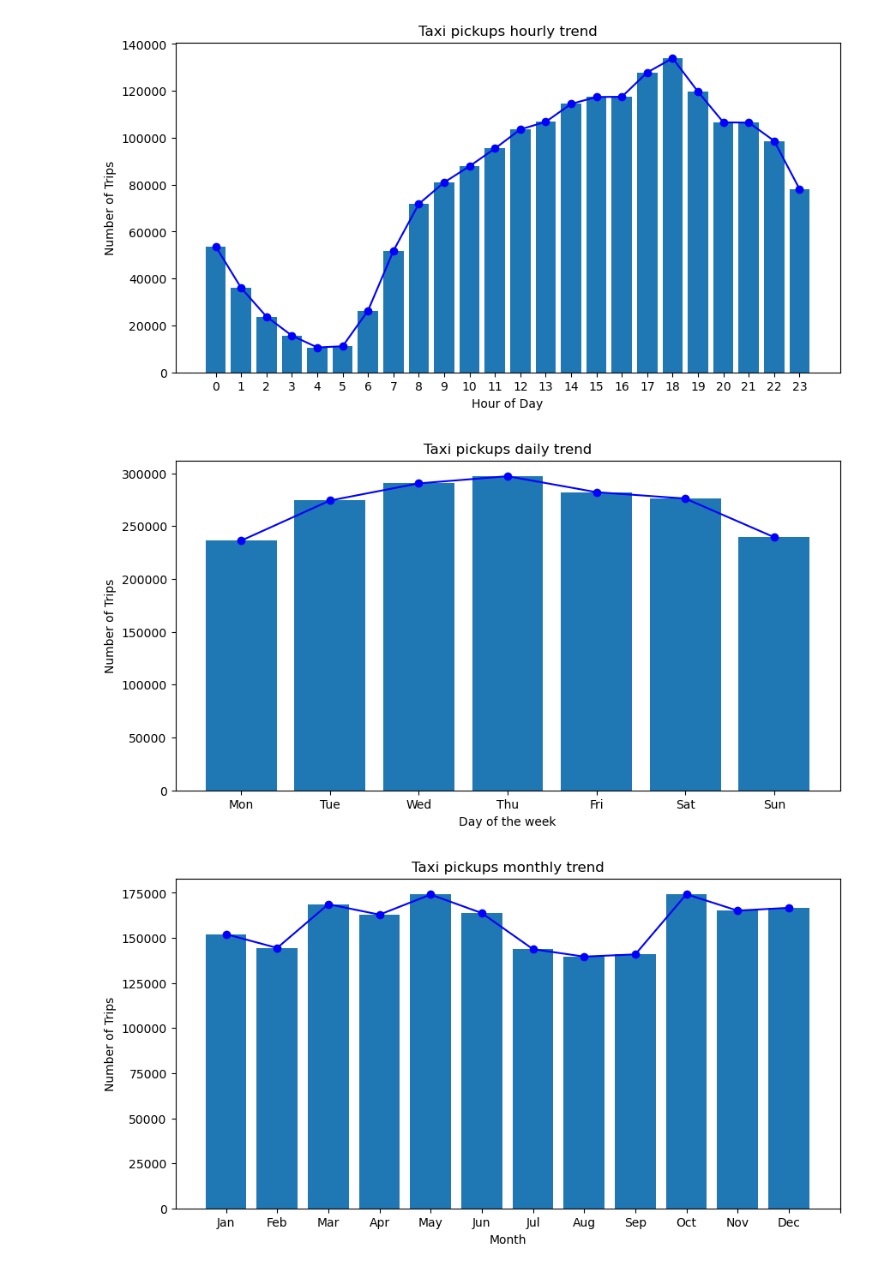
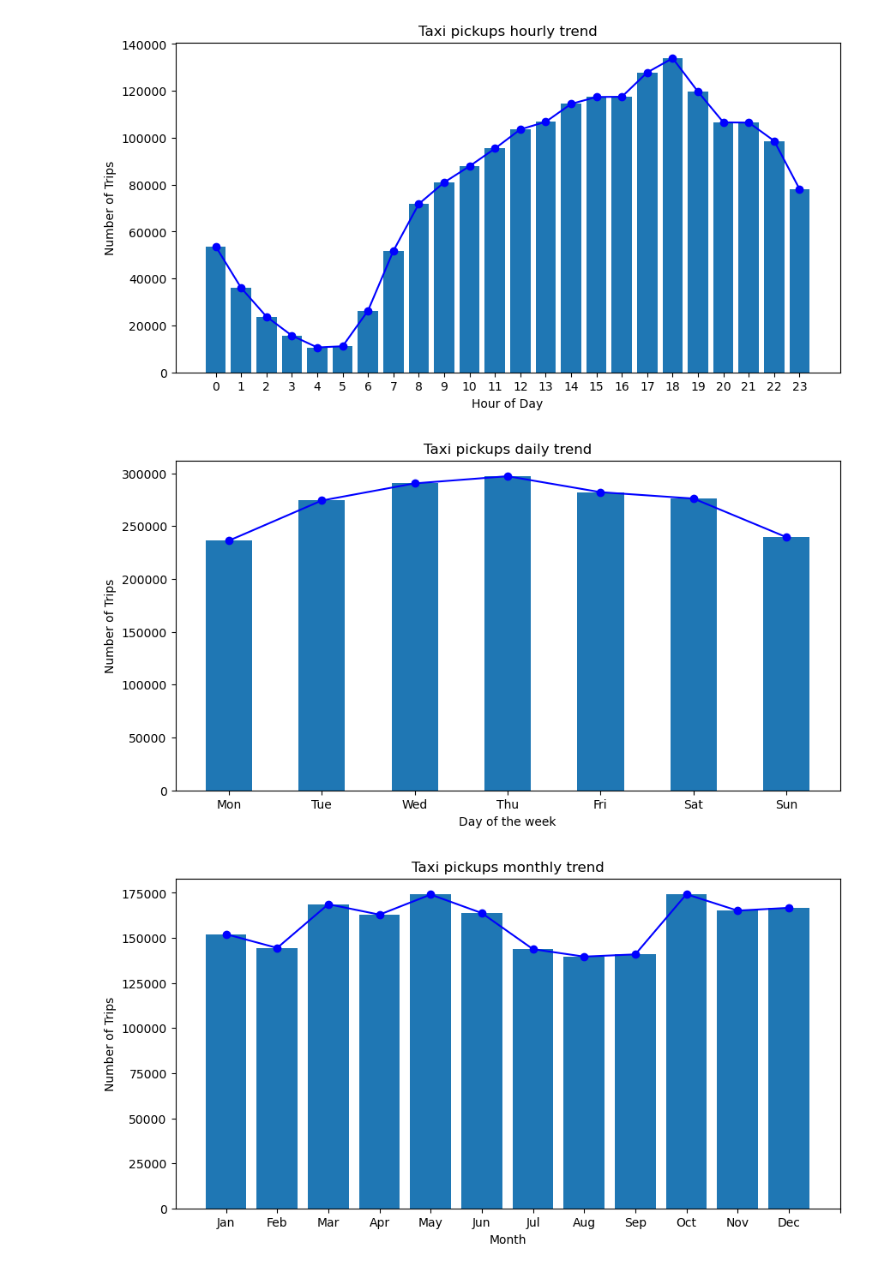
Before and after one commit to mpyar/eda_nyc_taxi, a Jupyter notebook: Analysis/EDA_Assg_NYC_Taxi_Starter.ipynb, the cells around one changed output. Cells and saved outputs as stored; diff of their text form; code cells hidden in the pictures.

Commit message:
Trying my best to fisish it

```diff
--- a/Analysis/EDA_Assg_NYC_Taxi_Starter.ipynb
+++ b/Analysis/EDA_Assg_NYC_Taxi_Starter.ipynb
@@ -400,0 +377,13 @@ Did you notice something different in the `RatecodeID` column for above records?
+# %%
+# Find which columns have negative values
+numerical_cols=['passenger_count','trip_distance','fare_amount','extra','mta_tax','tip_amount','tolls_amount','improvement_surcharge','total_amount','congestion_surcharge','Airport_fee']
+
+def find_cols_with_negative_values(df, cols_list):
+    min_vals = df[numerical_cols].min()
+    cols_with_negative_values = min_vals[min_vals < 0].index.tolist()
+    return cols_with_negative_values
+
+cols_with_negative_values = find_cols_with_negative_values(df, numerical_cols)
+cols_with_negative_values
+#Here are the columns with nagitive values.
+#extra, mta_tax, improvement_surcharge, total_amount, congestion_surcharge, Airport_fee
@@ -400,0 +442,3 @@ Did you notice something different in the `RatecodeID` column for above records?
+# %%
+#Looking at the above result trying to convert negative values to positive
+df[cols_with_negative_values] = df[cols_with_negative_values].abs()
@@ -984,16 +1043,16 @@ plt.show()
 # %%
 # Find and show the daily trends in taxi pickups (days of the week)
 plt.figure(figsize=(10,5))
 days = ['Mon', 'Tue', 'Wed', 'Thu', 'Fri', 'Sat', 'Sun']
 plt.plot(days, total_pickups_by_day_of_week.values, marker='o', color='blue' )
-plt.bar(days, total_pickups_by_day_of_week.values)
+plt.bar(days, total_pickups_by_day_of_week.values, width=0.5)
 plt.title("Taxi pickups daily trend")
 plt.xlabel("Day of the week")
 #plt.grid()
 plt.ylabel("Number of Trips")
 plt.show()
 # %% [output]
-[figure, old version]
+[figure, new version]
 # %%
 # Show the monthly trends in pickups
 
```
Also changed, not shown: parts of 38 cells of this notebook.
